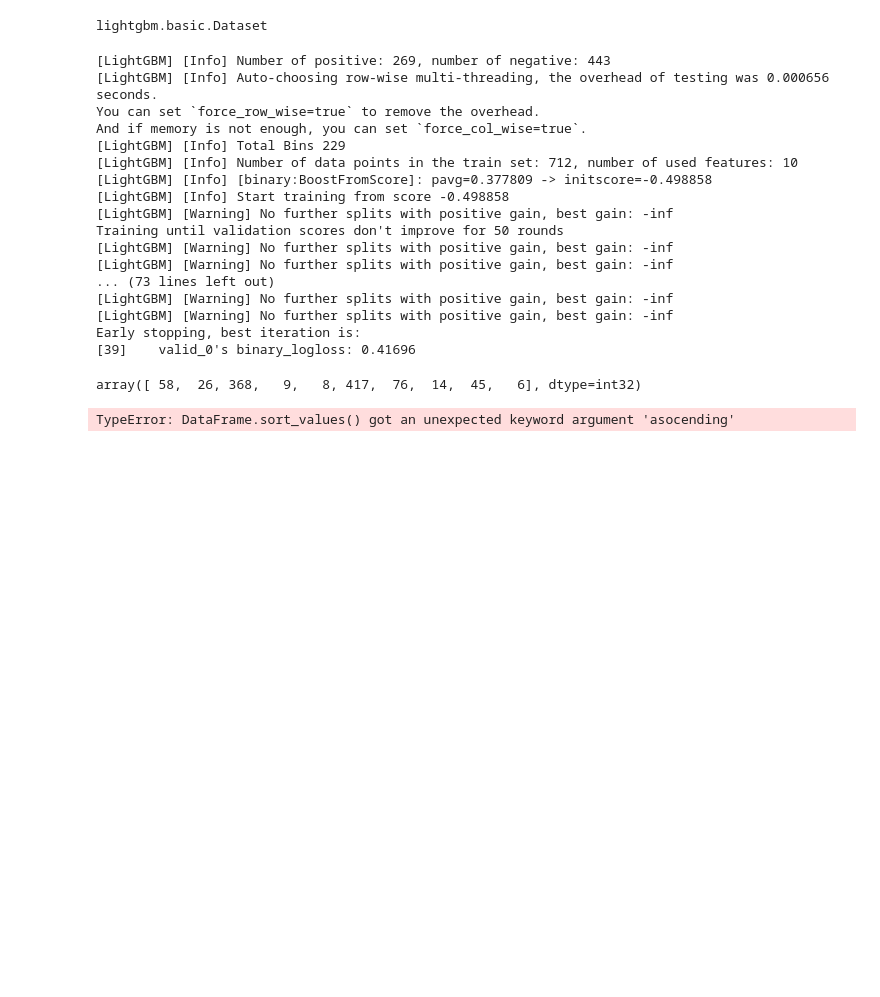
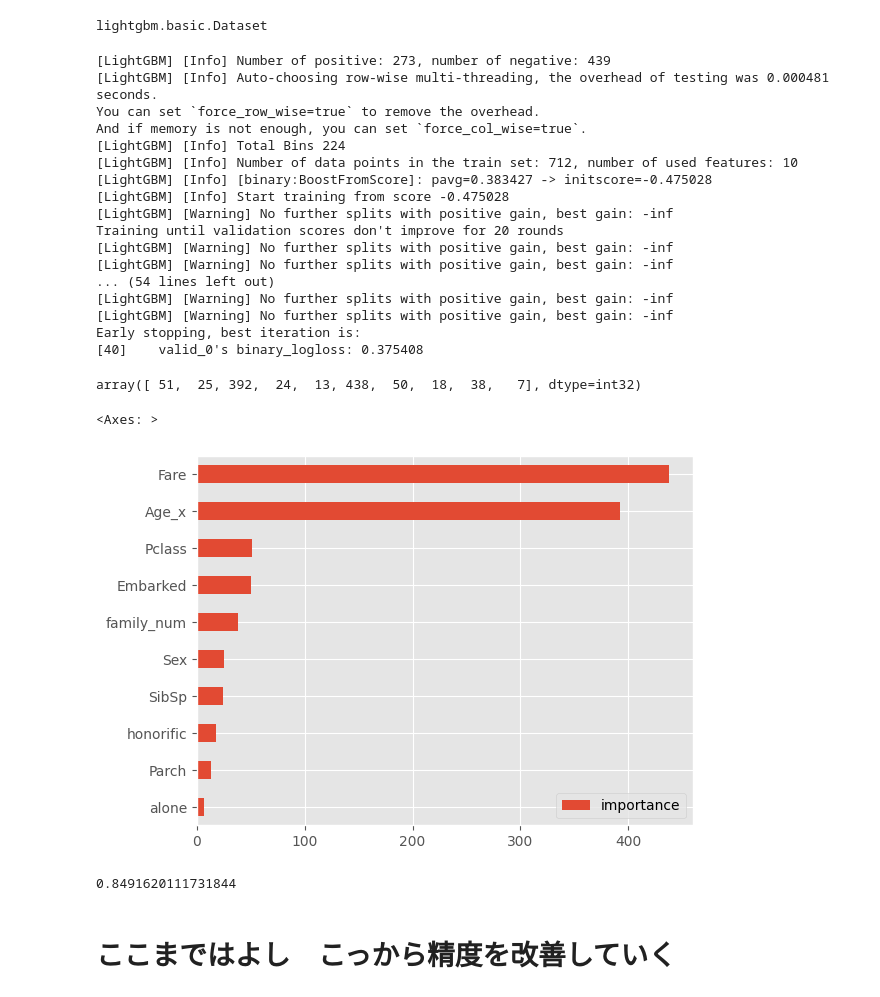
Before and after one commit to okamo18/kaggle, a Jupyter notebook: Titanic - Machine Learning from Disaster/analize.ipynb, the cells around one changed output. Cells and saved outputs as stored; diff of their text form; code cells hidden in the pictures; blank space fills up the shorter version.

```diff
--- a/Titanic - Machine Learning from Disaster/analize.ipynb
+++ b/Titanic - Machine Learning from Disaster/analize.ipynb
@@ -944,33 +925,35 @@ model_lgb = lgb.train(lgbm_params,
                       valid_sets = lgb_eval,
                       num_boost_round= 100,
                       callbacks=[
-                        lgb.early_stopping(stopping_rounds=50, verbose=True),
+                        lgb.early_stopping(stopping_rounds=20, verbose=True),
                         lgb.log_evaluation(100),
                 ],
-                     )
+                      )
 # %% [output]
-[LightGBM] [Info] Number of positive: 269, number of negative: 443
-[LightGBM] [Info] Auto-choosing row-wise multi-threading, the overhead of testing was 0.000656 seconds.
+[LightGBM] [Info] Number of positive: 273, number of negative: 439
+[LightGBM] [Info] Auto-choosing row-wise multi-threading, the overhead of testing was 0.000481 seconds.
 You can set `force_row_wise=true` to remove the overhead.
 And if memory is not enough, you can set `force_col_wise=true`.
-[LightGBM] [Info] Total Bins 229
+[LightGBM] [Info] Total Bins 224
 [LightGBM] [Info] Number of data points in the train set: 712, number of used features: 10
-[LightGBM] [Info] [binary:BoostFromScore]: pavg=0.377809 -> initscore=-0.498858
-[LightGBM] [Info] Start training from score -0.498858
+[LightGBM] [Info] [binary:BoostFromScore]: pavg=0.383427 -> initscore=-0.475028
+[LightGBM] [Info] Start training from score -0.475028
 [LightGBM] [Warning] No further splits with positive gain, best gain: -inf
-Training until validation scores don't improve for 50 rounds
+Training until validation scores don't improve for 20 rounds
 [LightGBM] [Warning] No further splits with positive gain, best gain: -inf
 [LightGBM] [Warning] No further splits with positive gain, best gain: -inf
-... (73 lines left out)
+... (54 lines left out)
 [LightGBM] [Warning] No further splits with positive gain, best gain: -inf
 [LightGBM] [Warning] No further splits with positive gain, best gain: -inf
 Early stopping, best iteration is:
-[39]    valid_0's binary_logloss: 0.41696
+[40]    valid_0's binary_logloss: 0.375408
 # %%
 model_lgb.feature_importance()
 # %% [output]
-array([ 58,  26, 368,   9,   8, 417,  76,  14,  45,   6], dtype=int32)
+array([ 51,  25, 392,  24,  13, 438,  50,  18,  38,   7], dtype=int32)
 # %%
-importance = pd.DataFrame(model_lgb.feature_importance(),index = X_train.columns,columns = ["importance"]).sort_values(by = "importance",asocending =True)
+importance = pd.DataFrame(model_lgb.feature_importance(),index = X_train.columns,columns = ["importance"]).sort_values(by = "importance",ascending =True)
+importance.plot.barh()
 # %% [output]
-TypeError: DataFrame.sort_values() got an unexpected keyword argument 'asocending'
+<Axes: >
+[figure, added]
@@ -976,0 +962,7 @@ TypeError: DataFrame.sort_values() got an unexpected keyword argument 'asocendin
+# %%
+from sklearn.metrics import accuracy_score
+accuracy_score(y_valid,np.round(y_pred))
+# %% [output]
+0.8491620111731844
+# %% [markdown]
+# ここまではよし　こっから精度を改善していく
```
Also changed, not shown: parts of 18 cells of this notebook.
